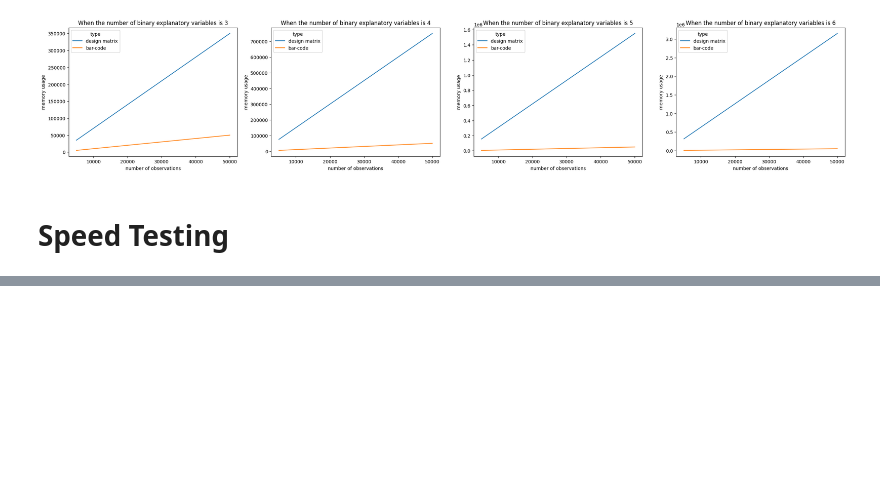
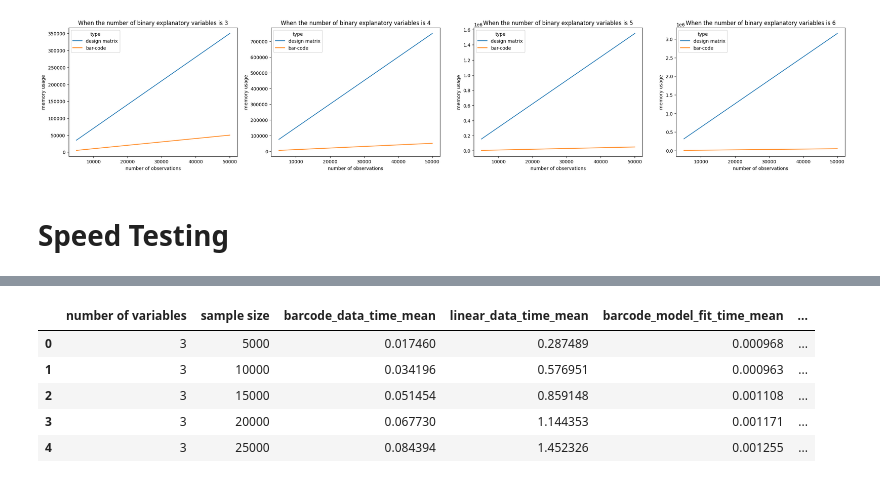
Before and after one commit to leeparkuky/barcode, a Jupyter notebook: chapter_1_simulation/memory.ipynb, the cells around one changed output, grey strips where cells are left out. Drawn from its saved outputs; the diff is of its cells as text; code cells hidden in the pictures; blank space fills up the shorter version.

```diff
--- a/chapter_1_simulation/memory.ipynb
+++ b/chapter_1_simulation/memory.ipynb
@@ -136,0 +114,8 @@ df.groupby('z').agg({'y':np.mean})
+# %%
+for num_var, n in tqdm(product(number_of_variables, sample_sizes), total = 40):
+    X = gen_X(num_var, n)
+    barcode_data_setup_times.append(timeit.repeat("gen_barcode_frame(X)", globals = globals(), number = 1, repeat = 100))
+    full_model_data_setup_times.append(timeit.repeat("gen_full_X(X)", globals = globals(), number = 1, repeat = 100))
+# %%
+model_fit_barcode_times = []
+model_fit_full_model_times = []
@@ -136,0 +124,27 @@ df.groupby('z').agg({'y':np.mean})
+# %%
+
+for num_var, n in tqdm(product(number_of_variables, sample_sizes), total = 40):
+    X = gen_X(num_var, n)
+    y = np.random.random(size = n)
+    X_gen = gen_barcode_frame(X)
+    reg = LinearRegression()
+    model_fit_barcode_times.append(timeit.repeat("reg.fit(X_gen, y)", globals = globals(), number = 1, repeat = 100))
+    X_gen = gen_full_X(X)
+    reg = LinearRegression()
+    model_fit_full_model_times.append(timeit.repeat("reg.fit(X_gen, y)", globals = globals(), number = 1, repeat = 100))
+# %%
+df = pd.DataFrame(product(number_of_variables, sample_sizes), columns = ['number of variables','sample size'])
+# %%
+df['barcode_data_time_mean'] = [np.mean(x) for x in barcode_data_setup_times]
+df['linear_data_time_mean'] = [np.mean(x) for x in full_model_data_setup_times]
+df['barcode_model_fit_time_mean'] = [np.mean(x) for x in model_fit_barcode_times]
+df['linear_model_fit_time_mean'] = [np.mean(x) for x in model_fit_full_model_times]
+
+df.head()
+# %% [output]
+|  | number of variables | sample size | barcode_data_time_mean | linear_data_time_mean | barcode_model_fit_time_mean | ... |
+| 0 | 3 | 5000 | 0.017460 | 0.287489 | 0.000968 | ... |
+| 1 | 3 | 10000 | 0.034196 | 0.576951 | 0.000963 | ... |
+| 2 | 3 | 15000 | 0.051454 | 0.859148 | 0.001108 | ... |
+| 3 | 3 | 20000 | 0.067730 | 1.144353 | 0.001171 | ... |
+| 4 | 3 | 25000 | 0.084394 | 1.452326 | 0.001255 | ... |
```
Also changed, not shown: parts of 18 cells of this notebook, 2 other files.
